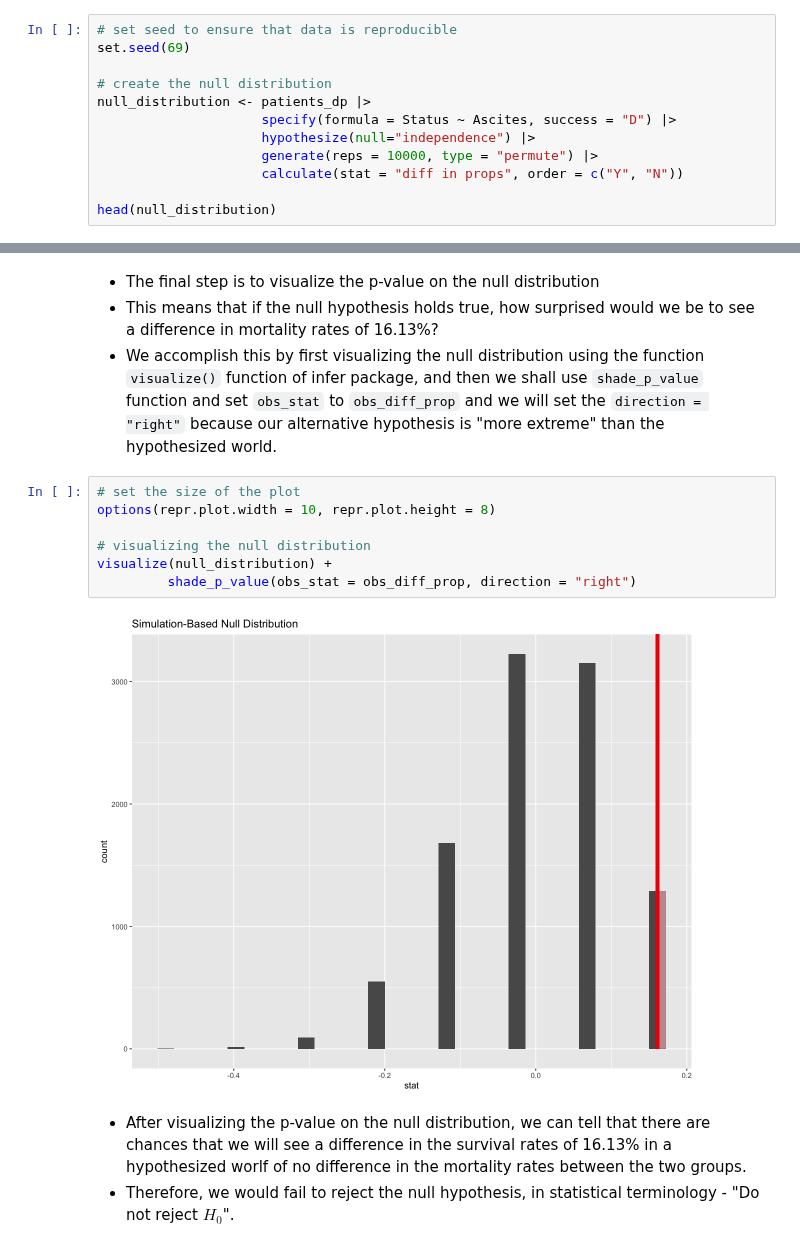
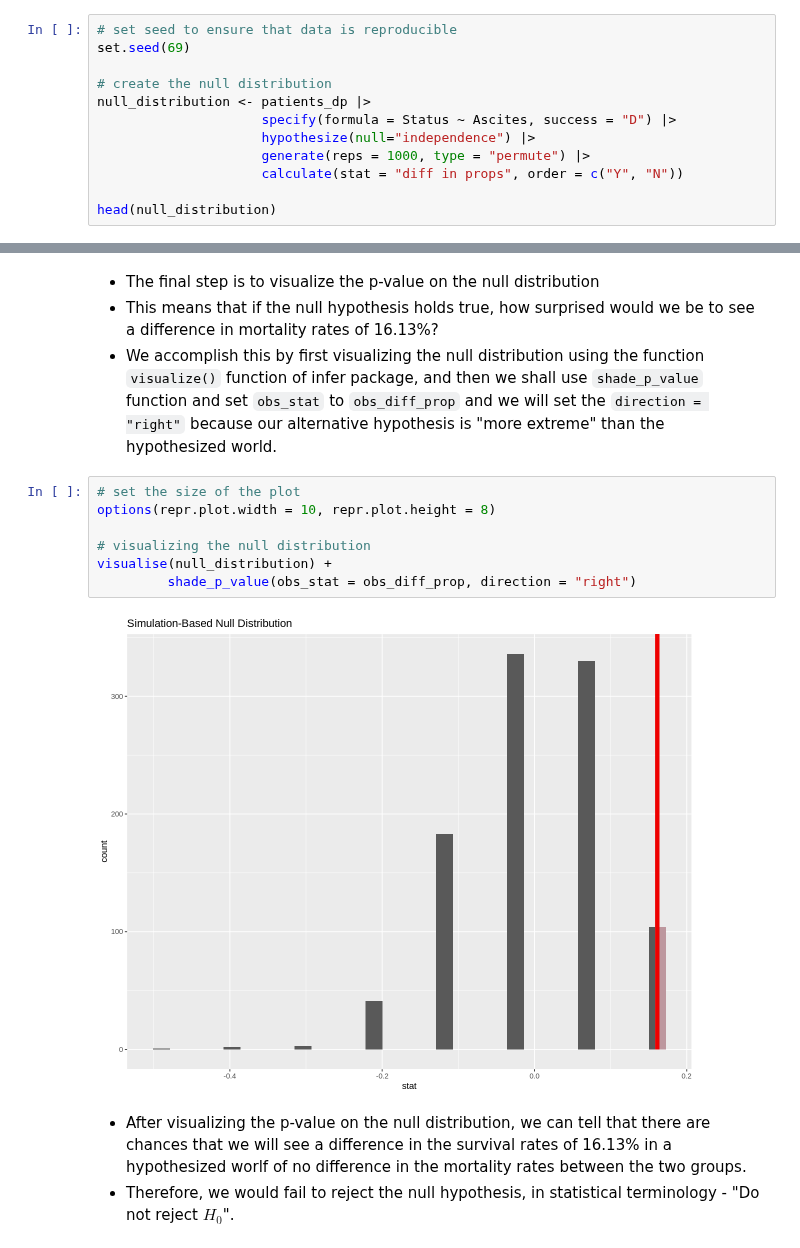
Before and after one commit to Rithika-Nair/STAT-201-Final_Project, a Jupyter notebook: Project-Final-Report.ipynb, the cells around one changed output, grey strips where cells are left out. Drawn from its saved outputs; the diff is of its cells as text.

```diff
--- a/Project-Final-Report.ipynb
+++ b/Project-Final-Report.ipynb
@@ -211,7 +261,7 @@ set.seed(69)
 null_distribution <- patients_dp |>
                      specify(formula = Status ~ Ascites, success = "D") |>
                      hypothesize(null="independence") |>
-                     generate(reps = 10000, type = "permute") |>
+                     generate(reps = 1000, type = "permute") |>
                      calculate(stat = "diff in props", order = c("Y", "N"))
 
 head(null_distribution)
@@ -254,12 +304,12 @@ Table : Observed Difference in Proportions
 # %%
 # set the size of the plot
 options(repr.plot.width = 10, repr.plot.height = 8)
 
 # visualizing the null distribution
-visualize(null_distribution) +
+visualise(null_distribution) +
          shade_p_value(obs_stat = obs_diff_prop, direction = "right")
 # %% [output]
-[figure, old version]
+[figure, new version]
 # %% [markdown]
 
 
```
Also changed, not shown: parts of 10 cells of this notebook.
